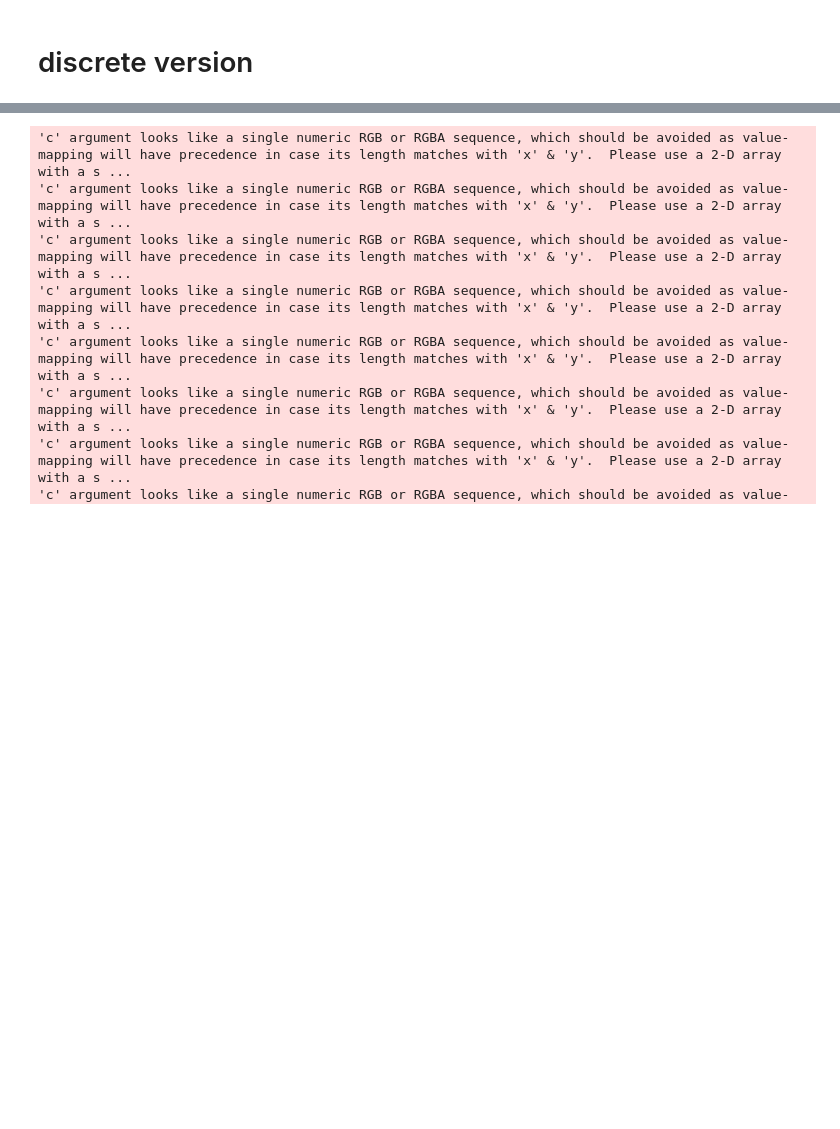
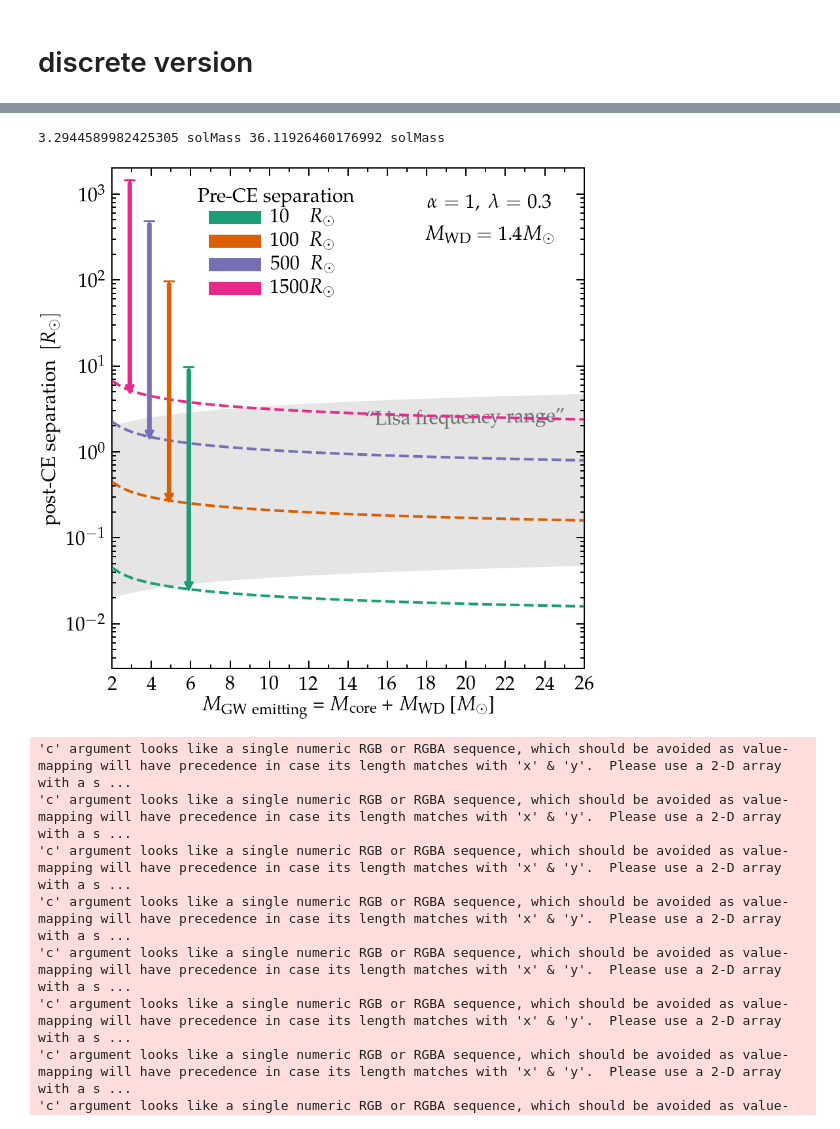
Before and after one commit to tcallister/LISA-and-CE-Evolution, a Jupyter notebook: CEinLISA.ipynb, the cells around one changed output, grey strips where cells are left out. Cells and saved outputs as stored; diff of their text form; code cells hidden in the pictures; blank space fills up the shorter version.

```diff
--- a/CEinLISA.ipynb
+++ b/CEinLISA.ipynb
@@ -419,3 +419,8 @@ plot_afinal_Mgw(companion_mass = 0.3, alpha=1.0)
+# %%
+plot_afinal_Mgw(companion_mass = 1.4, alpha=1.0)
+# %% [output]
+3.2944589982425305 solMass 36.11926460176992 solMass
+[figure, added]
 # %%
 # rainbow = plt.cm.gnuplot(np.linspace(0.1,0.9,6)) #3rd num is the number of colours
 # rainbow = plt.cm.tab20(np.linspace(0.5,1,12)) #3rd num is the number of colours
```
Also changed, not shown: parts of 2 cells of this notebook, 3 other files.
